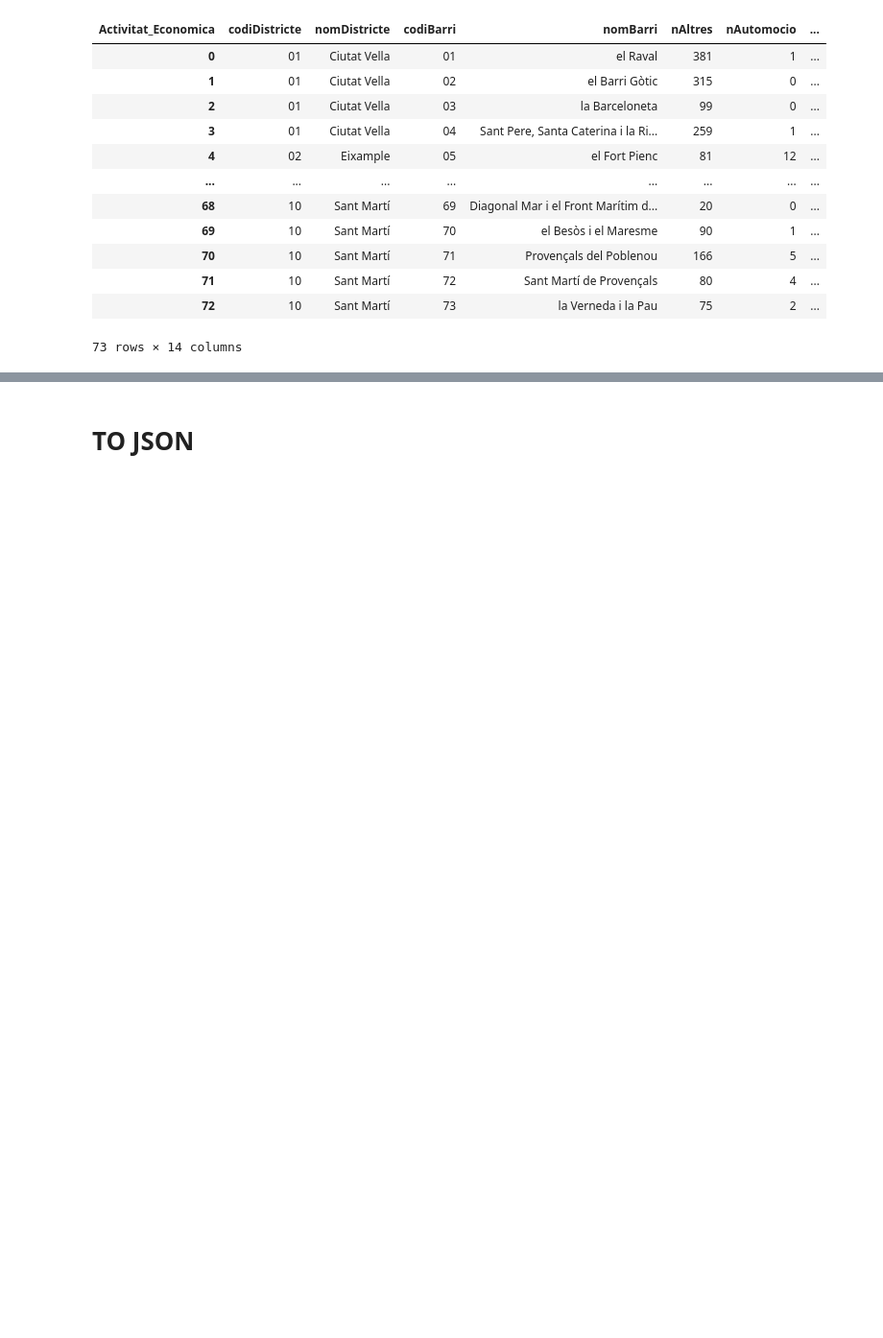
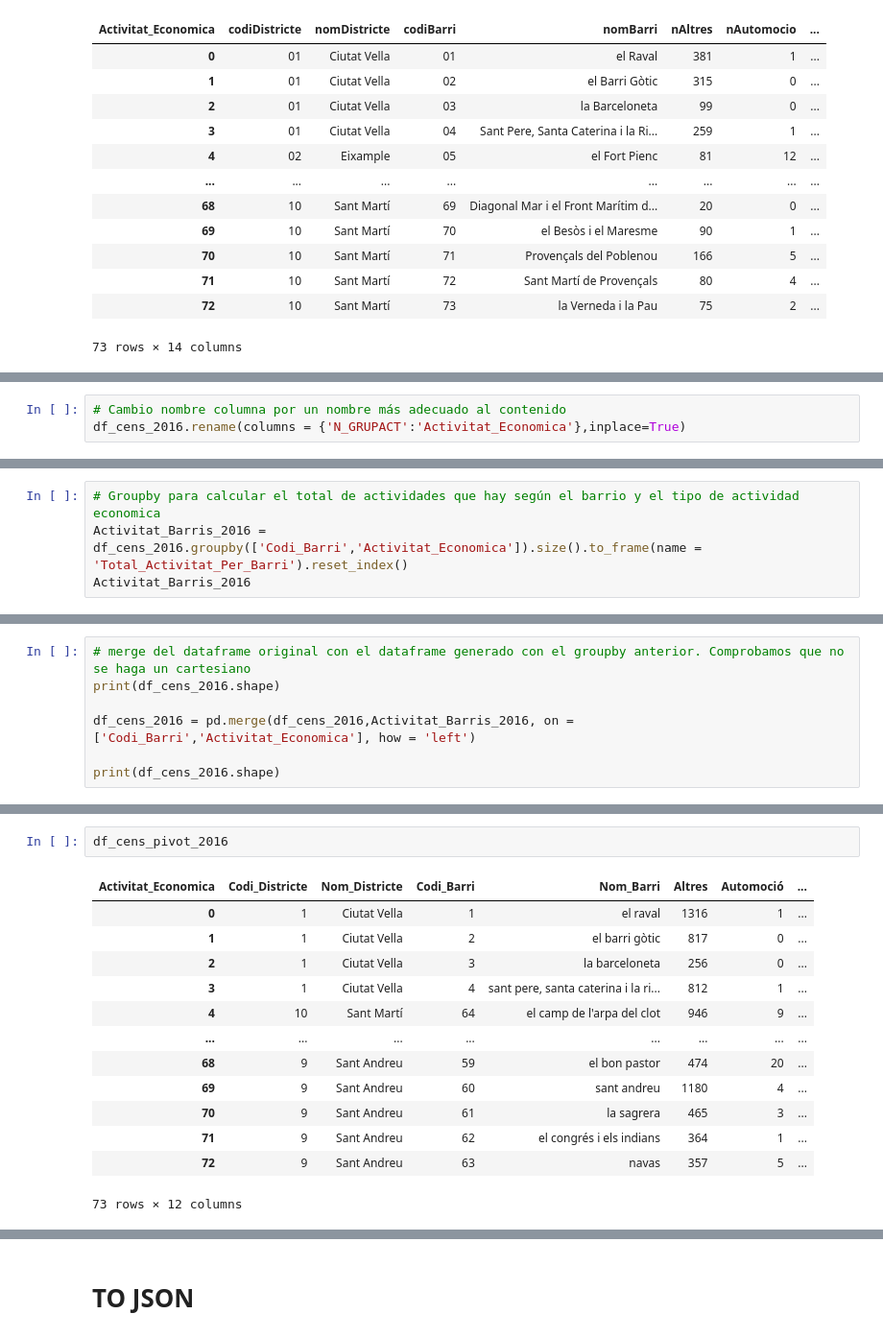
Before and after one commit to juliariera/jump2backend-2, a Jupyter notebook: data_science/Censo/src/df_censo.ipynb, the cells around one changed output, grey strips where cells are left out. Shown at 96% size. Drawn from its saved outputs; the diff is of its cells as text; blank space fills up the shorter version.

```diff
--- a/data_science/Censo/src/df_censo.ipynb
+++ b/data_science/Censo/src/df_censo.ipynb
@@ -466,0 +645,3 @@ df_cens_pivot
+# %%
+# Cambio nombre columna por un nombre más adecuado al contenido
+df_cens_2016.rename(columns = {'N_GRUPACT':'Activitat_Economica'},inplace=True)
@@ -466,0 +650,4 @@ df_cens_pivot
+# %%
+# Groupby para calcular el total de actividades que hay según el barrio y el tipo de actividad economica
+Activitat_Barris_2016 = df_cens_2016.groupby(['Codi_Barri','Activitat_Economica']).size().to_frame(name = 'Total_Activitat_Per_Barri').reset_index()
+Activitat_Barris_2016
@@ -466,0 +668,7 @@ df_cens_pivot
+# %%
+# merge del dataframe original con el dataframe generado con el groupby anterior. Comprobamos que no se haga un cartesiano
+print(df_cens_2016.shape)
+
+df_cens_2016 = pd.merge(df_cens_2016,Activitat_Barris_2016, on = ['Codi_Barri','Activitat_Economica'], how = 'left')
+
+print(df_cens_2016.shape)
@@ -466,0 +682,16 @@ df_cens_pivot
+# %%
+df_cens_pivot_2016
+# %% [output]
+| Activitat_Economica | Codi_Districte | Nom_Districte | Codi_Barri | Nom_Barri | Altres | Automoció | ... |
+| 0 | 1 | Ciutat Vella | 1 | el raval | 1316 | 1 | ... |
+| 1 | 1 | Ciutat Vella | 2 | el barri gòtic | 817 | 0 | ... |
+| 2 | 1 | Ciutat Vella | 3 | la barceloneta | 256 | 0 | ... |
+| 3 | 1 | Ciutat Vella | 4 | sant pere, santa caterina i la ri... | 812 | 1 | ... |
+| 4 | 10 | Sant Martí | 64 | el camp de l'arpa del clot | 946 | 9 | ... |
+| ... | ... | ... | ... | ... | ... | ... | ... |
+| 68 | 9 | Sant Andreu | 59 | el bon pastor | 474 | 20 | ... |
+| 69 | 9 | Sant Andreu | 60 | sant andreu | 1180 | 4 | ... |
+| 70 | 9 | Sant Andreu | 61 | la sagrera | 465 | 3 | ... |
+| 71 | 9 | Sant Andreu | 62 | el congrés i els indians | 364 | 1 | ... |
+| 72 | 9 | Sant Andreu | 63 | navas | 357 | 5 | ... |
+73 rows × 12 columns
```
Also changed, not shown: parts of 48 cells of this notebook, 1 other file.
